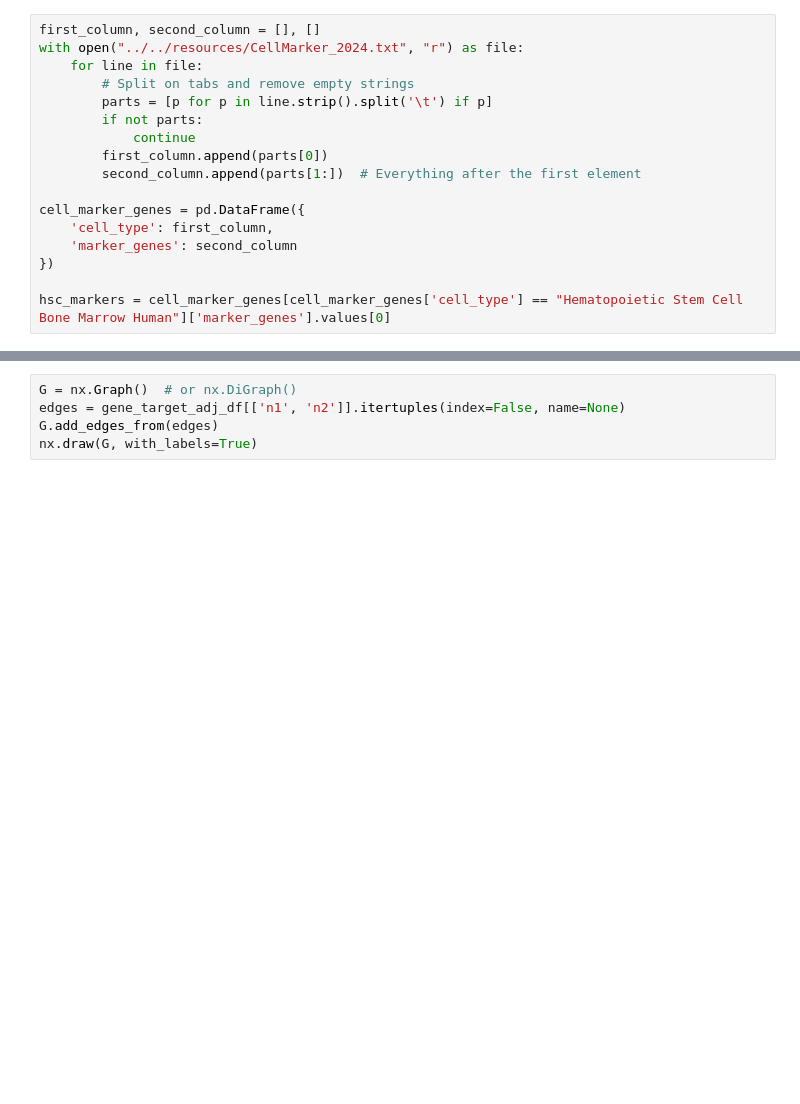
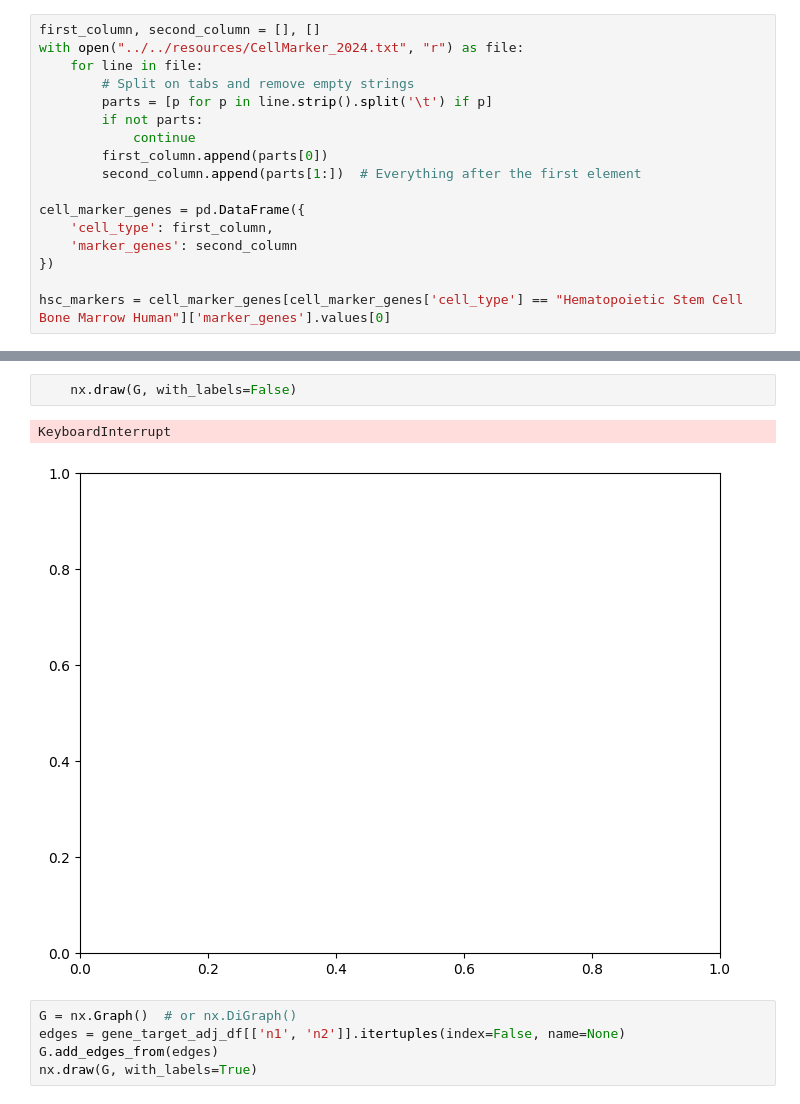
Before and after one commit to CooperStansbury/hematokytos, a Jupyter notebook: notebooks/tf_networks/jpic_EDA.ipynb, the cells around one changed output, grey strips where cells are left out. Saved outputs shown, nothing was run; the diff lists cells and outputs as text; blank space fills up the shorter version.

```diff
--- a/notebooks/tf_networks/jpic_EDA.ipynb
+++ b/notebooks/tf_networks/jpic_EDA.ipynb
@@ -121,3 +224,8 @@ for dataset, cluster in ((d, c) for d in data for c in data[d]):
+# %%
+    nx.draw(G, with_labels=False)
+# %% [output]
+KeyboardInterrupt
+[figure, added]
 # %%
 G = nx.Graph()  # or nx.DiGraph()
 edges = gene_target_adj_df[['n1', 'n2']].itertuples(index=False, name=None)
```
Also changed, not shown: parts of 11 cells of this notebook.
